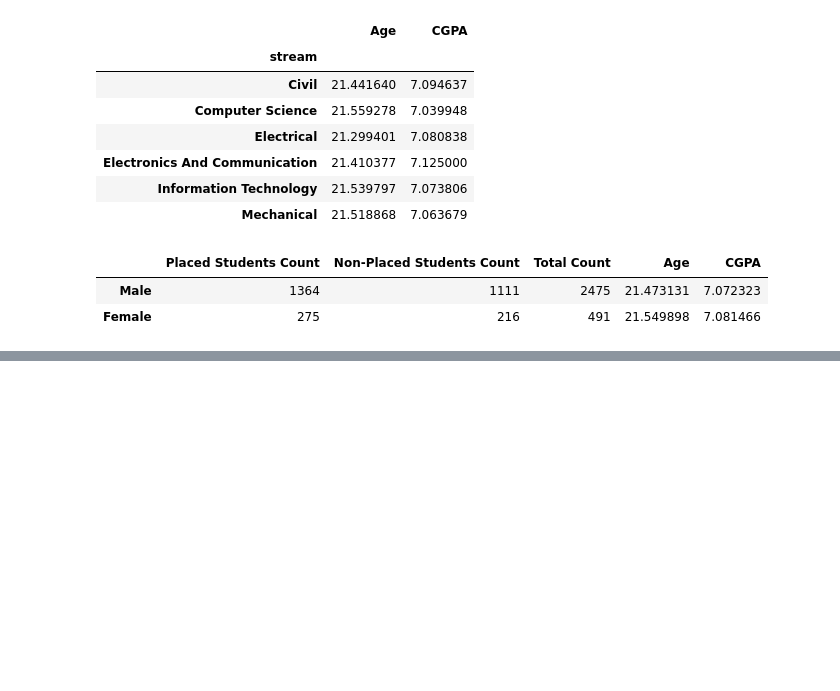
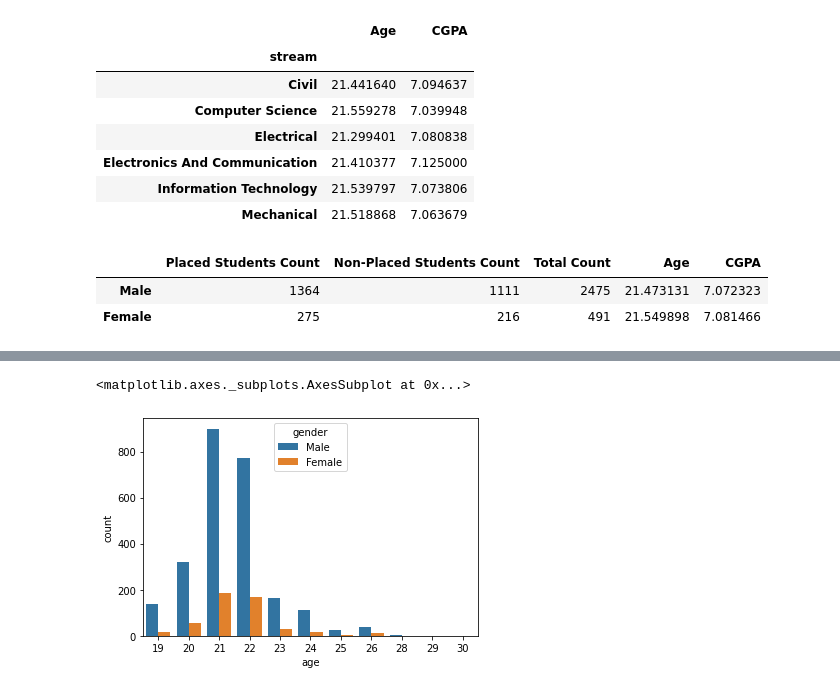
Before and after one commit to connorfarrell7/Group4_Project, a Jupyter notebook: Student_Placement_Records_EDA.ipynb, the cells around one changed output, grey strips where cells are left out. Drawn from its saved outputs; the diff is of its cells as text; code cells hidden in the pictures; blank space fills up the shorter version.

```diff
--- a/Student_Placement_Records_EDA.ipynb
+++ b/Student_Placement_Records_EDA.ipynb
@@ -137,0 +194,6 @@ df
+# %%
+# Plotting the number of studenst based on age and gender
+sns.countplot(data= student_df, x = 'age', orient= 'v', hue='gender')
+# %% [output]
+<matplotlib.axes._subplots.AxesSubplot at 0x...>
+[figure, added]
```
Also changed, not shown: parts of 13 cells of this notebook.
